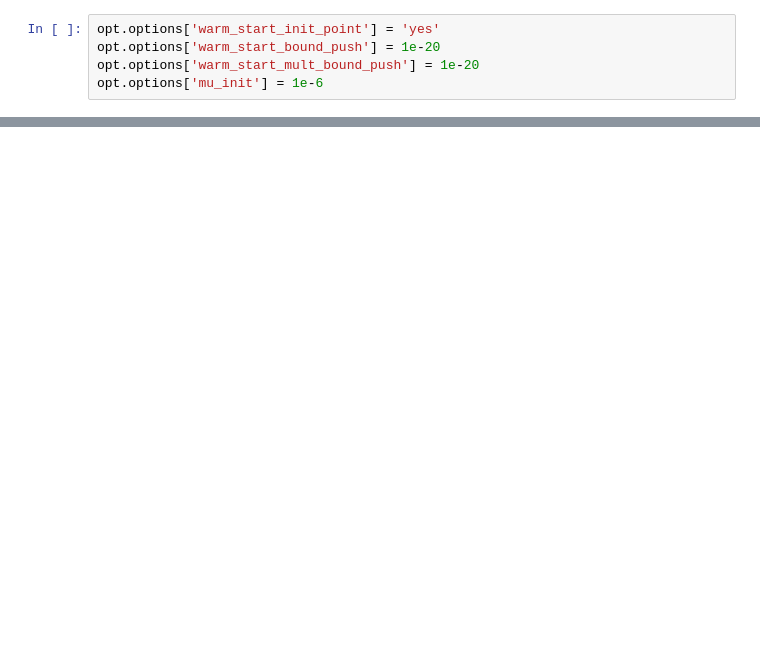
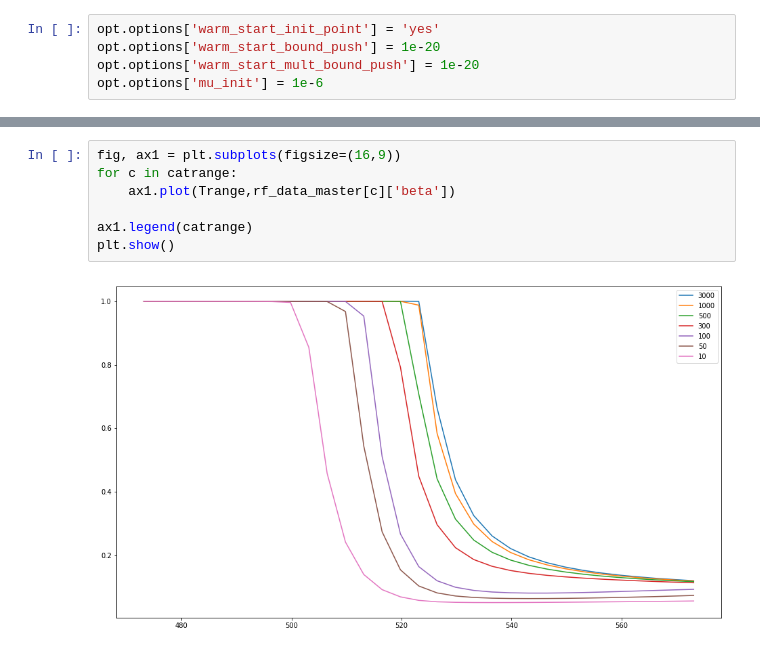
Before and after one commit to naienh/FT-Reactive-Distillation-Pyomo, a Jupyter notebook: showcase/2nd Level Reactive_Flash_MPCC_beta_NCP.ipynb, the cells around one changed output, grey strips where cells are left out. Drawn from its saved outputs; the diff is of its cells as text; blank space fills up the shorter version.

```diff
--- a/showcase/2nd Level Reactive_Flash_MPCC_beta_NCP.ipynb
+++ b/showcase/2nd Level Reactive_Flash_MPCC_beta_NCP.ipynb
@@ -593,0 +429,9 @@ update_dual(pe,model)
+# %%
+fig, ax1 = plt.subplots(figsize=(16,9))
+for c in catrange:
+    ax1.plot(Trange,rf_data_master[c]['beta'])
+
+ax1.legend(catrange)
+plt.show()
+# %% [output]
+[figure, added]
```
Also changed, not shown: parts of 61 cells of this notebook, 1 other file.
